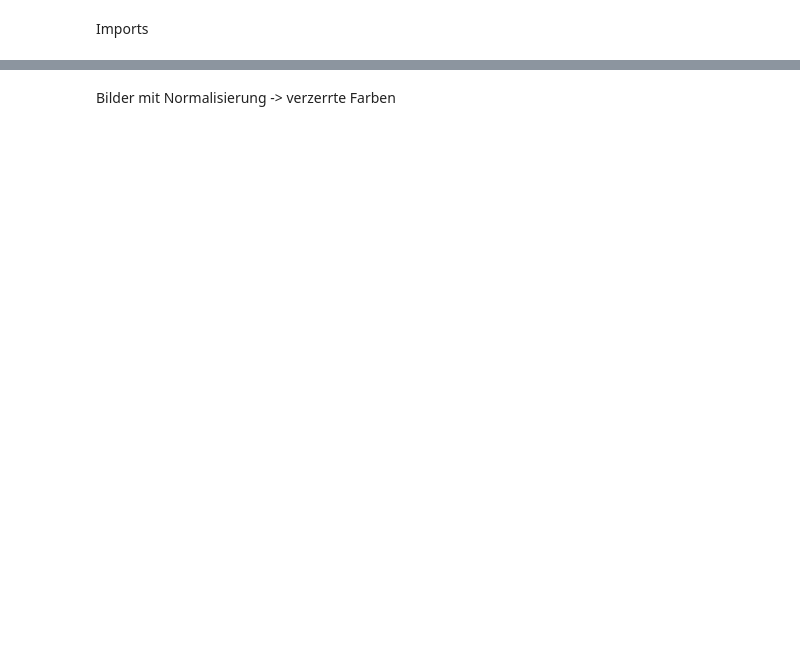
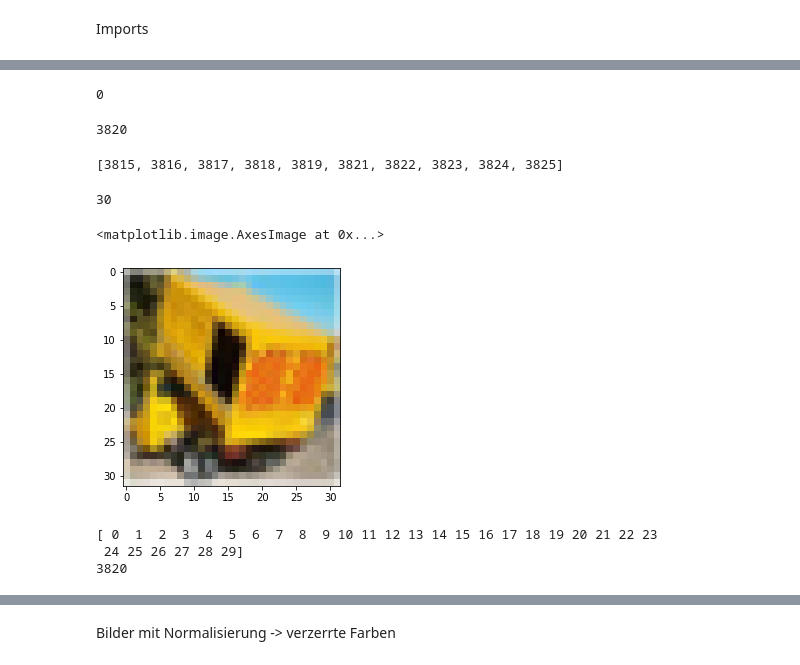
Before and after one commit to k4zuy/Rep-Baal-Progress, a Jupyter notebook: Augmented/baal_mean_test.ipynb, the cells around one changed output, grey strips where cells are left out. Drawn from its saved outputs; the diff is of its cells as text; code cells hidden in the pictures; blank space fills up the shorter version.

```diff
--- a/Augmented/baal_mean_test.ipynb
+++ b/Augmented/baal_mean_test.ipynb
@@ -107,7 +107,7 @@ from baal_extended.ExtendedActiveLearningDataset import ExtendedActiveLearningDa
 class ExperimentConfig:
     epoch: int = 1
     batch_size: int = 32
-    initial_pool: int = 1000
+    initial_pool: int = 10
     query_size: int = 100
     lr: float = 0.001
     heuristic: str = 'bald'
@@ -352,0 +325,16 @@ to_label[:10]
+# %%
+for i in range(len(oracle_idx)):
+  if oracle_idx[i] < 50000:
+# %% [output]
+0
+# %%
+for i in range(len(oracle_idx)):
+  if i != oracle_idx[i]:
+    print(i)
+    break
+# %% [output]
+3820
+# %%
+oracle_idx[3815:3825]
+# %% [output]
+[3815, 3816, 3817, 3818, 3819, 3821, 3822, 3823, 3824, 3825]
@@ -352,0 +351,23 @@ to_label[:10]
+# %%
+len(active_set)
+# %% [output]
+30
+# %%
+plt.imshow(active_set._dataset[3820][0].permute(1, 2, 0).numpy())
+# %% [output]
+<matplotlib.image.AxesImage at 0x...>
+[figure, added]
+# %%
+def real_label_to_oracle(indices):
+  oracle_idx = []
+  for i in range(len(indices)):
+    oracle_idx.append()
+
+labeled_idx = np.arange(len(active_set))
+print(labeled_idx)
+oracle_idx2 = active_set._labelled_to_oracle_index(0)
+print(oracle_idx2)
+# %% [output]
+[ 0  1  2  3  4  5  6  7  8  9 10 11 12 13 14 15 16 17 18 19 20 21 22 23
+ 24 25 26 27 28 29]
+3820
```
Also changed, not shown: parts of 53 cells of this notebook.
